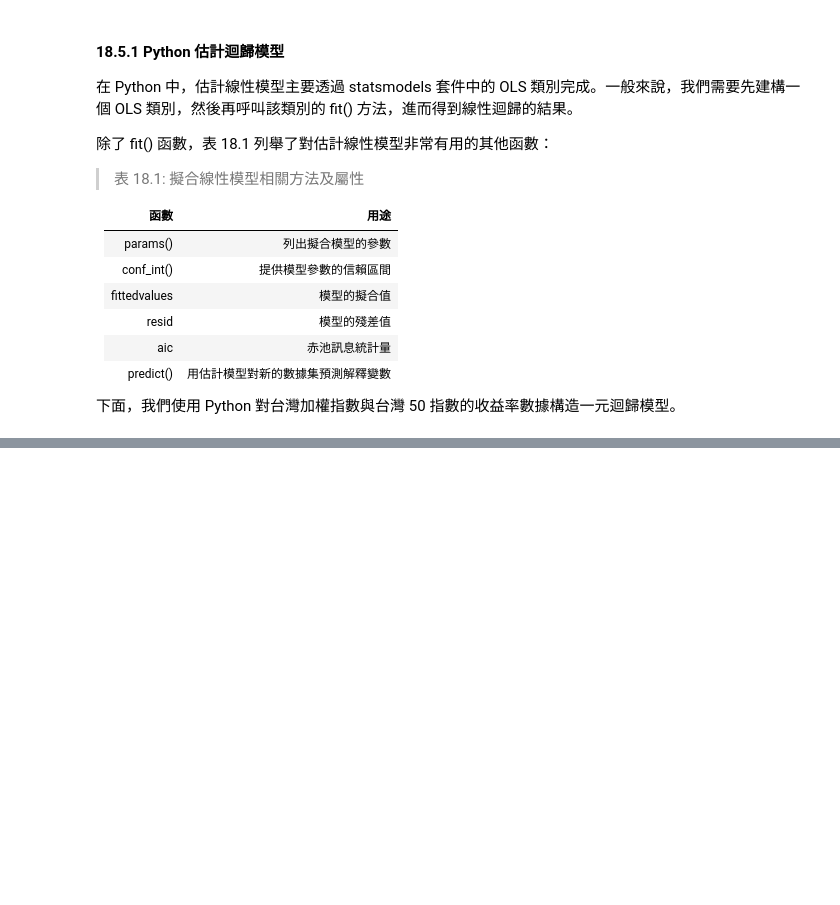
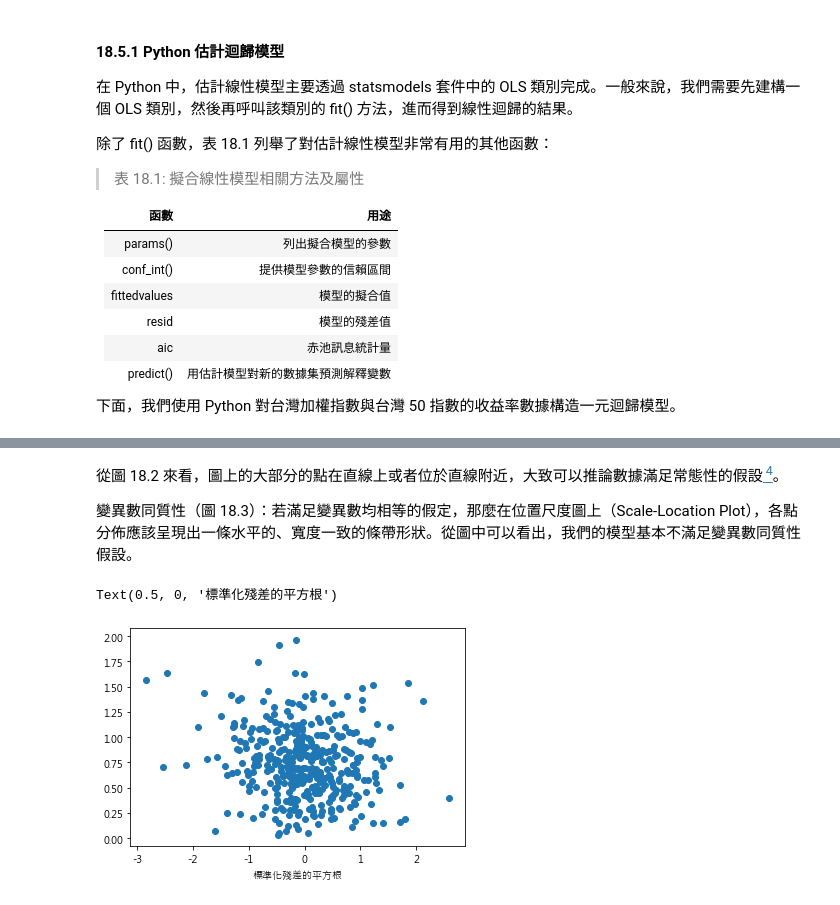
Before and after one commit to okluda/finpy_practice, a Jupyter notebook: ch_18.ipynb, the cells around one changed output, grey strips where cells are left out. Saved outputs shown, nothing was run; the diff lists cells and outputs as text; code cells hidden in the pictures; blank space fills up the shorter version.

```diff
--- a/ch_18.ipynb
+++ b/ch_18.ipynb
@@ -207,0 +281,12 @@ TRD_Index.head()
+# %% [markdown]
+從圖 18.2 來看，圖上的大部分的點在直線上或者位於直線附近，大致可以推論數據滿足常態性的假設[<sup> 4</sup>](#fn4)。
+
+變異數同質性（圖 18.3）：若滿足變異數均相等的假定，那麼在位置尺度圖上（Scale-Location Plot），各點分佈應該呈現出一條水平的、寬度一致的條帶形狀。從圖中可以看出，我們的模型基本不滿足變異數同質性假設。
+# %%
+plt.scatter(model.fittedvalues,model.resid_pearson**0.5)
+plt.xlabel('擬合值')
+plt.xlabel('標準化殘差的平方根')
+#plt.title('圖 18.3：台灣加權指數與台灣 50 指數日度收益率迴歸診斷圖 3', y=-0.3)
+# %% [output]
+Text(0.5, 0, '標準化殘差的平方根')
+[figure, added]
```
Also changed, not shown: parts of 18 cells of this notebook, 4 other files.
